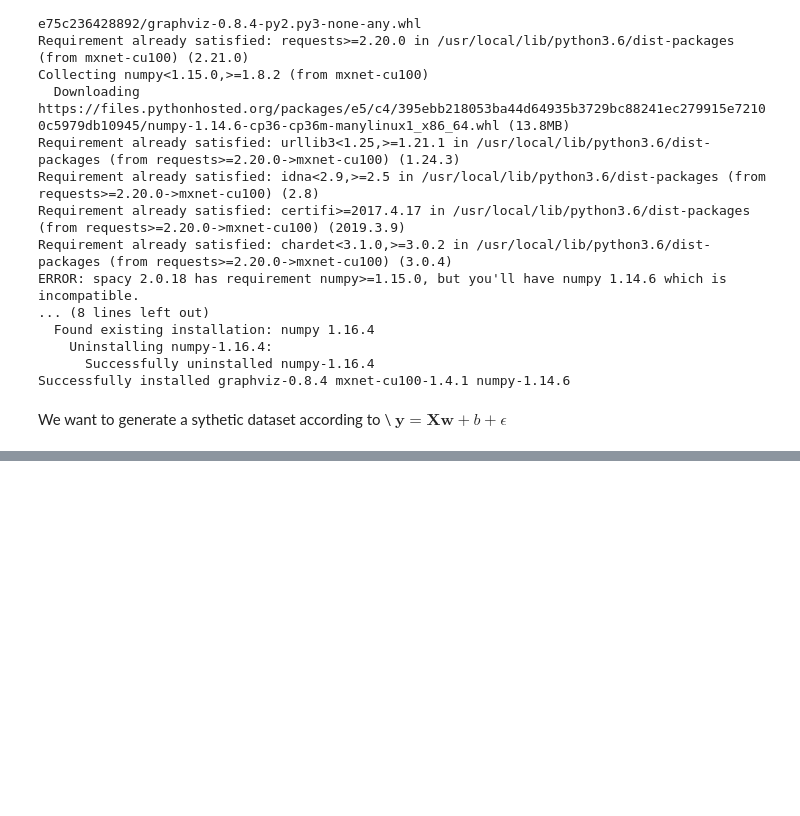
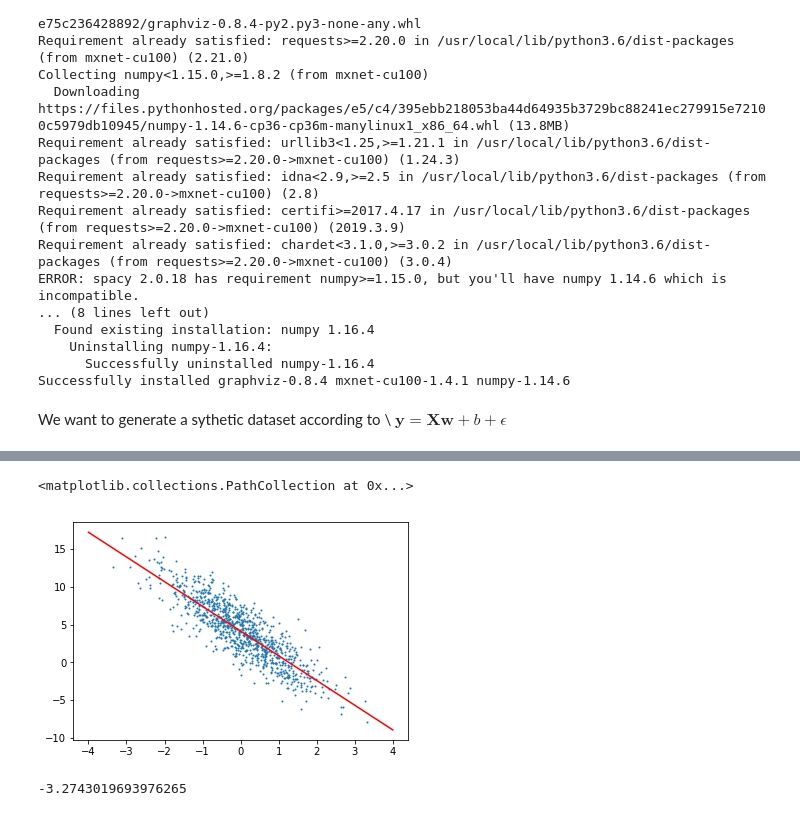
Before and after one commit to XuDou/dive_into_deep_learning_prac, a Jupyter notebook: Linear_Regression.ipynb, the cells around one changed output, grey strips where cells are left out. Drawn from its saved outputs; the diff is of its cells as text; code cells hidden in the pictures; blank space fills up the shorter version.

```diff
--- a/Linear_Regression.ipynb
+++ b/Linear_Regression.ipynb
@@ -178,0 +149,11 @@ for i in range(10):
+# %%
+horizontal_1 = range(-4,5)
+plt.plot(horizontal_1, model.w.numpy()[1] * horizontal_1 + model.b.numpy(), 'r-')
+plt.scatter(X[:,1].numpy(),label_y.numpy(),1)
+# %% [output]
+<matplotlib.collections.PathCollection at 0x...>
+[figure, added]
+# %%
+model.w.numpy()[1]
+# %% [output]
+-3.2743019693976265
```
Also changed, not shown: parts of 20 cells of this notebook.
